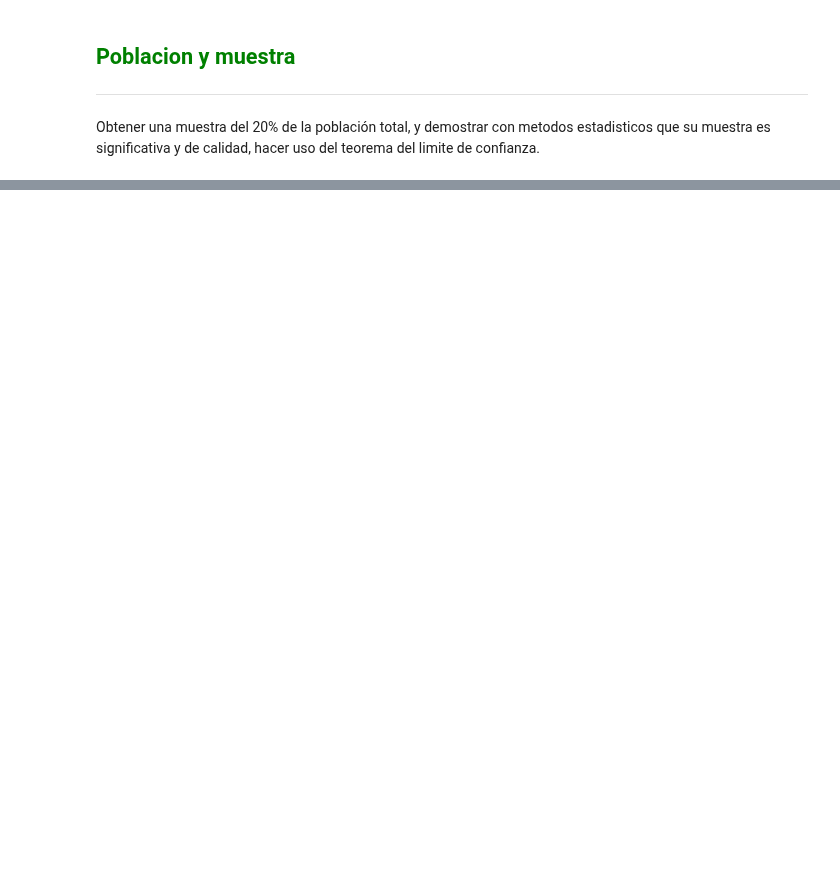
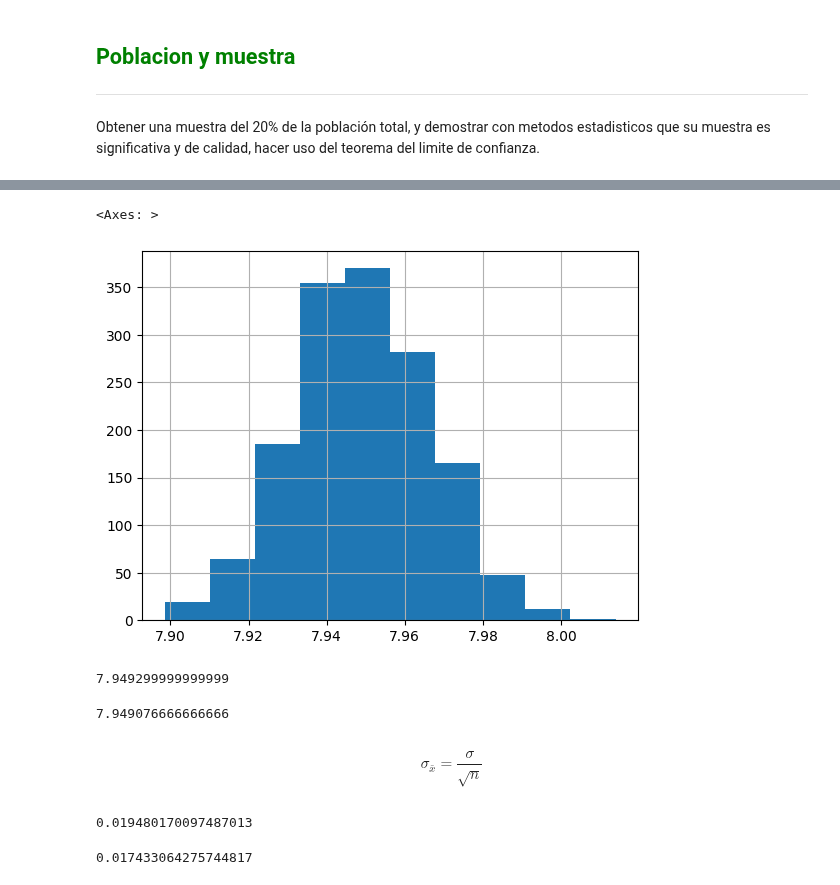
Before and after one commit to mitsiu-carreno/data_science_content, a Jupyter notebook: 2_sem/met_num_2/s13_final_project.ipynb, the cells around one changed output, grey strips where cells are left out. Saved outputs shown, nothing was run; the diff lists cells and outputs as text; code cells hidden in the pictures; blank space fills up the shorter version.

```diff
--- a/2_sem/met_num_2/s13_final_project.ipynb
+++ b/2_sem/met_num_2/s13_final_project.ipynb
@@ -382,0 +419,5 @@ Obtener una muestra del 20% de la población total, y demostrar con metodos esta
+# %%
+muestra_size = int(df.shape[0] * 0.20)
+print(f"Tamaño de muestra = {muestra_size}")
+muestra = df.sample(n=muestra_size)
+muestra.describe()
@@ -382,0 +435,10 @@ Obtener una muestra del 20% de la población total, y demostrar con metodos esta
+# %%
+tot_muestras = 1500
+
+muestras = pd.DataFrame()
+for i in range(tot_muestras):
+    new_muestra = df["IMDB_Rating"].sample(muestra_size)
+    new_muestra.index = range(0, len(new_muestra))
+    new_muestra.rename("IMDB_Rating_" + str(i), inplace=True)
+    muestras = pd.concat([muestras, new_muestra], axis=1)
+    #muestras["Muestra_" + str(i)] = new_muestra
@@ -383 +461,29 @@ Obtener una muestra del 20% de la población total, y demostrar con metodos esta
+# %%
+muestras.mean().hist()
+# %% [output]
+<Axes: >
+[figure, added]
+# %%
+df["IMDB_Rating"].mean()
+# %% [output]
+7.949299999999999
+# %%
+muestras.mean().mean()
+# %% [output]
+7.949076666666666
+# %% [markdown]
+$$\sigma_\bar{x} = \frac{\sigma} {\sqrt{n}} $$
+# %%
+import numpy as np
+
+
+num = df["IMDB_Rating"].std()
+den = np.sqrt(muestra_size)
+num/den
+# %% [output]
+0.019480170097487013
+# %%
+muestras.mean().std()
+# %% [output]
+0.017433064275744817
 # %%
```
Also changed, not shown: parts of 14 cells of this notebook, 3 other files.
